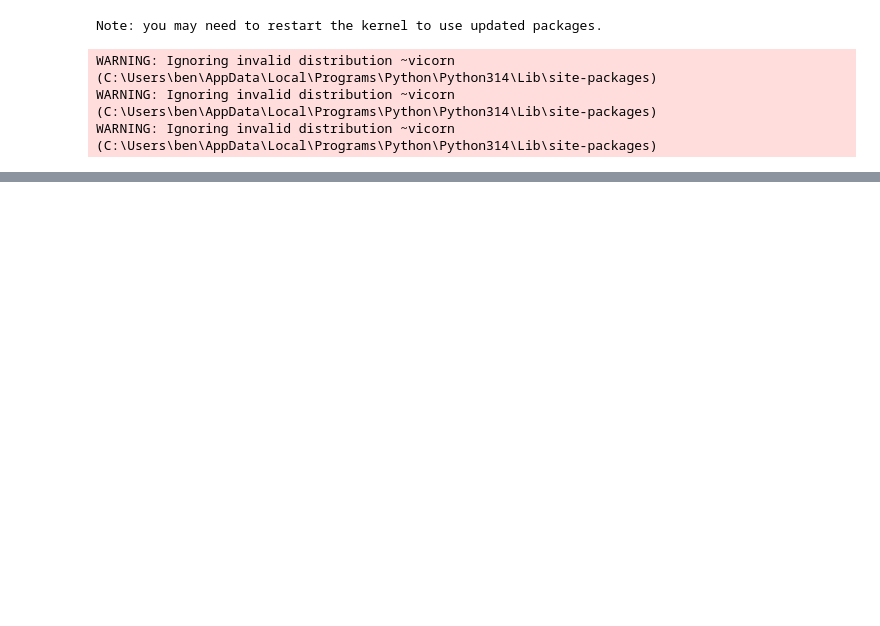
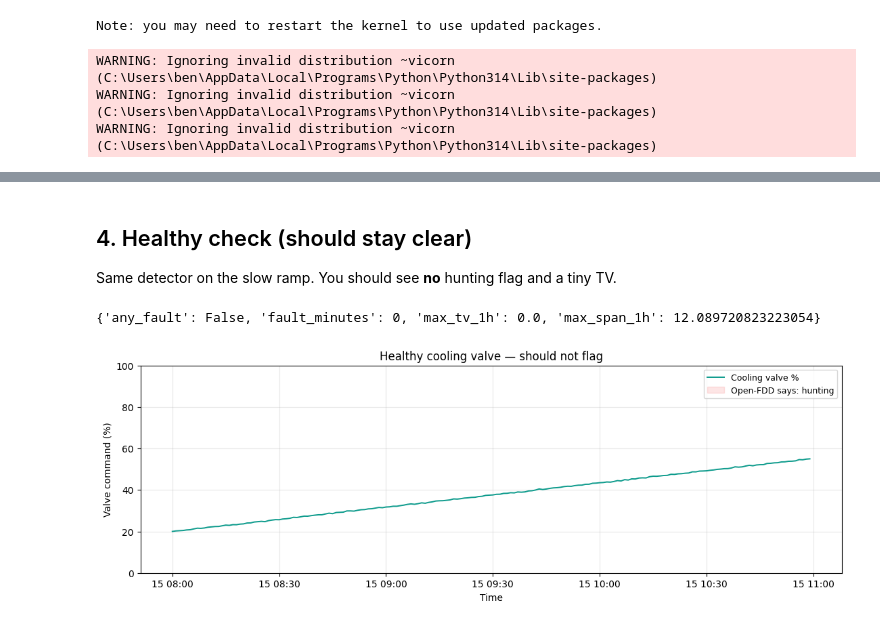
Before and after one commit to bbartling/py-bacnet-stacks-playground, a Jupyter notebook: vibe_code_apps_25/notebooks/01_pid_hunt_tutorial.ipynb, the cells around one changed output, grey strips where cells are left out. Cells and saved outputs as stored; diff of their text form; code cells hidden in the pictures; blank space fills up the shorter version.

```diff
--- a/vibe_code_apps_25/notebooks/01_pid_hunt_tutorial.ipynb
+++ b/vibe_code_apps_25/notebooks/01_pid_hunt_tutorial.ipynb
@@ -225,0 +85,13 @@ m_ok[
+# %% [markdown]
+## 4. Healthy check (should stay clear)
+
+Same detector on the slow ramp. You should see **no** hunting flag and a tiny TV.
+# %%
+ok_metrics = run_pid_hunt(healthy)
+print(fault_summary(ok_metrics))
+
+fig = plot_valve_overview(healthy, ok_metrics, title="Healthy cooling valve — should not flag")
+plt.show()
+# %% [output]
+{'any_fault': False, 'fault_minutes': 0, 'max_tv_1h': 0.0, 'max_span_1h': 12.089720823223054}
+[figure, added]
```
Also changed, not shown: parts of 23 cells of this notebook, 6 other files.
